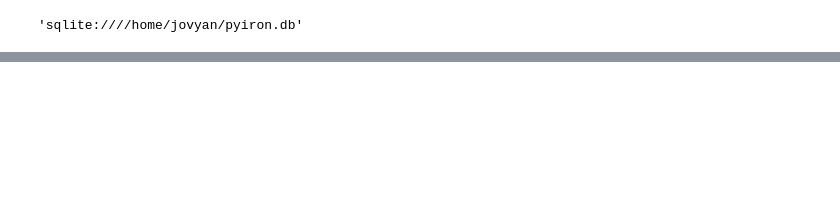
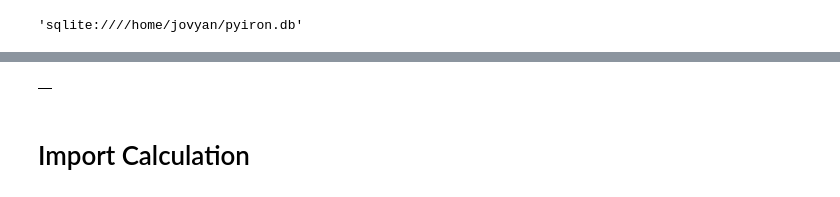
Before and after one commit to jan-janssen/pyiron-db-change, a Jupyter notebook: example.ipynb, the cells around one changed output, grey strips where cells are left out. Cells and saved outputs as stored; diff of their text form; code cells hidden in the pictures; blank space fills up the shorter version.

```diff
--- a/example.ipynb
+++ b/example.ipynb
@@ -78,5 +102,13 @@ s._configuration['sql_connection_string'] = 'sqlite:////home/jovyan/pyiron2.db'
 # %%
 s.open_connection()
+# %%
+pr = Project("test")
+# %%
+pr.job_table()
+# %% [output]
+|  |
+# %% [markdown]
+# Import Calculation
 # %%
 from pyiron_base.archiving.import_archive import update_id_lst
 # %%
```
Also changed, not shown: parts of 17 cells of this notebook, 1 other file.
